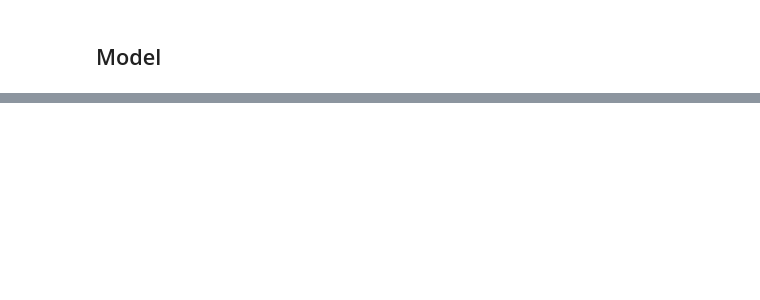
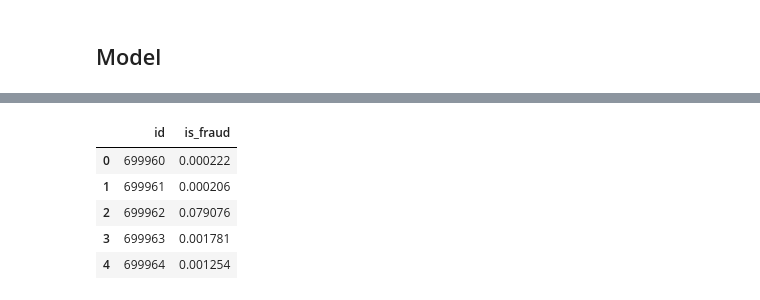
Before and after one commit to oivler/kaggle-credit-card-fraud, a Jupyter notebook: model.ipynb, the cells around one changed output, grey strips where cells are left out. Drawn from its saved outputs; the diff is of its cells as text; code cells hidden in the pictures; blank space fills up the shorter version.

```diff
--- a/model.ipynb
+++ b/model.ipynb
@@ -410,0 +554,15 @@ test_preds = {}
+# %%
+oof_lgb3 = np.zeros(len(X))
+pred_lgb3 = np.zeros(len(X_test))
+
+for fold, (tr_idx, va_idx) in enumerate(skf.split(X, y), start=1):
+    X_tr, y_tr = append_original(X.iloc[tr_idx], y.iloc[tr_idx])
+    X_va, y_va = X.iloc[va_idx], y.iloc[va_idx]
+    model = fit_lgb(X_tr, y_tr, X_va, y_va, seed=100 + fold, num_leaves=3, max_depth=2, lr=0.015, stop=300)
+    oof_lgb3[va_idx] = model.predict_proba(X_va[feature_cols])[:, 1]
+    pred_lgb3 += model.predict_proba(X_test[feature_cols])[:, 1] / skf.n_splits
+    print(f"lgb3 fold {fold}: {roc_auc_score(y_va, oof_lgb3[va_idx]):.6f} iter={model.best_iteration_}")
+
+print(f"lgb3 cv: {roc_auc_score(y, oof_lgb3):.6f}")
+oof_preds["lgb3"] = oof_lgb3
+test_preds["lgb3"] = pred_lgb3
@@ -624,0 +713,70 @@ members: ['lgb4', 'lgb3', 'xgb3', 'cat3']
+# %%
+member_names = list(oof_preds.keys())
+for name in member_names:
+    print(f"{name}: {roc_auc_score(y, oof_preds[name]):.6f}")
+
+oof_matrix = np.column_stack([oof_preds[k] for k in member_names])
+test_matrix = np.column_stack([test_preds[k] for k in member_names])
+
+oof_logit = np.zeros(len(X))
+test_logit = np.zeros(len(X_test))
+for fold, (tr_idx, va_idx) in enumerate(skf.split(oof_matrix, y), start=1):
+    meta = LogisticRegression(C=1.0, max_iter=2000, solver="lbfgs")
+    meta.fit(oof_matrix[tr_idx], y.iloc[tr_idx])
+    oof_logit[va_idx] = meta.predict_proba(oof_matrix[va_idx])[:, 1]
+    test_logit += meta.predict_proba(test_matrix)[:, 1] / skf.n_splits
+    print(f"logit stack fold {fold}: {roc_auc_score(y.iloc[va_idx], oof_logit[va_idx]):.6f}")
+print(f"logit stack cv: {roc_auc_score(y, oof_logit):.6f}")
+
+def hill_climb(oof_dict, y_arr, max_models=8):
+    remaining = dict(oof_dict)
+    start = max(remaining, key=lambda k: roc_auc_score(y_arr, remaining[k]))
+    blend = remaining.pop(start).astype(np.float64).copy()
+    weights = {start: 1.0}
+    best_auc = roc_auc_score(y_arr, blend)
+    print(f"hill start {start}: {best_auc:.6f}")
+    improved = True
+    while improved and remaining and len(weights) < max_models:
+        improved = False
+        best_step = None
+        for name, pred in remaining.items():
+            for w in np.linspace(0.05, 0.5, 10):
+                trial = (1 - w) * blend + w * pred
+                auc = roc_auc_score(y_arr, trial)
+                if auc > best_auc + 1e-6:
+                    best_auc = auc
+                    best_step = (name, w, trial)
+                    improved = True
+        if best_step is not None:
+            name, w, trial = best_step
+            for k in weights:
+                weights[k] *= (1 - w)
+            weights[name] = weights.get(name, 0.0) + w
+            blend = trial
+            remaining.pop(name)
+            print(f"hill add {name} w={w:.2f}: {best_auc:.6f}")
+    return blend, weights, best_auc
+
+oof_hill, hill_weights, hill_auc = hill_climb(oof_preds, y)
+test_hill = np.zeros(len(X_test))
+for name, w in hill_weights.items():
+    test_hill += w * test_preds[name]
+print(f"hill cv: {hill_auc:.6f}")
+print("hill weights:", {k: round(v, 4) for k, v in hill_weights.items()})
+
+logit_auc = roc_auc_score(y, oof_logit)
+if hill_auc >= logit_auc:
+    cv_auc = hill_auc
+    test_pred = test_hill
+    print("selected hill climb blend")
+else:
+    cv_auc = logit_auc
+    test_pred = test_logit
+    print("selected logistic stack")
+
+submission = sample_submission.copy()
+submission["is_fraud"] = test_pred
+submission.to_csv("submission.csv", index=False)
+display(submission.head())
+print(cv_auc)
+# %% [output]
@@ -624,0 +802,6 @@ members: ['lgb4', 'lgb3', 'xgb3', 'cat3']
+|  | id | is_fraud |
+| 0 | 699960 | 0.000222 |
+| 1 | 699961 | 0.000206 |
+| 2 | 699962 | 0.079076 |
+| 3 | 699963 | 0.001781 |
+| 4 | 699964 | 0.001254 |
```
Also changed, not shown: parts of 14 cells of this notebook.
